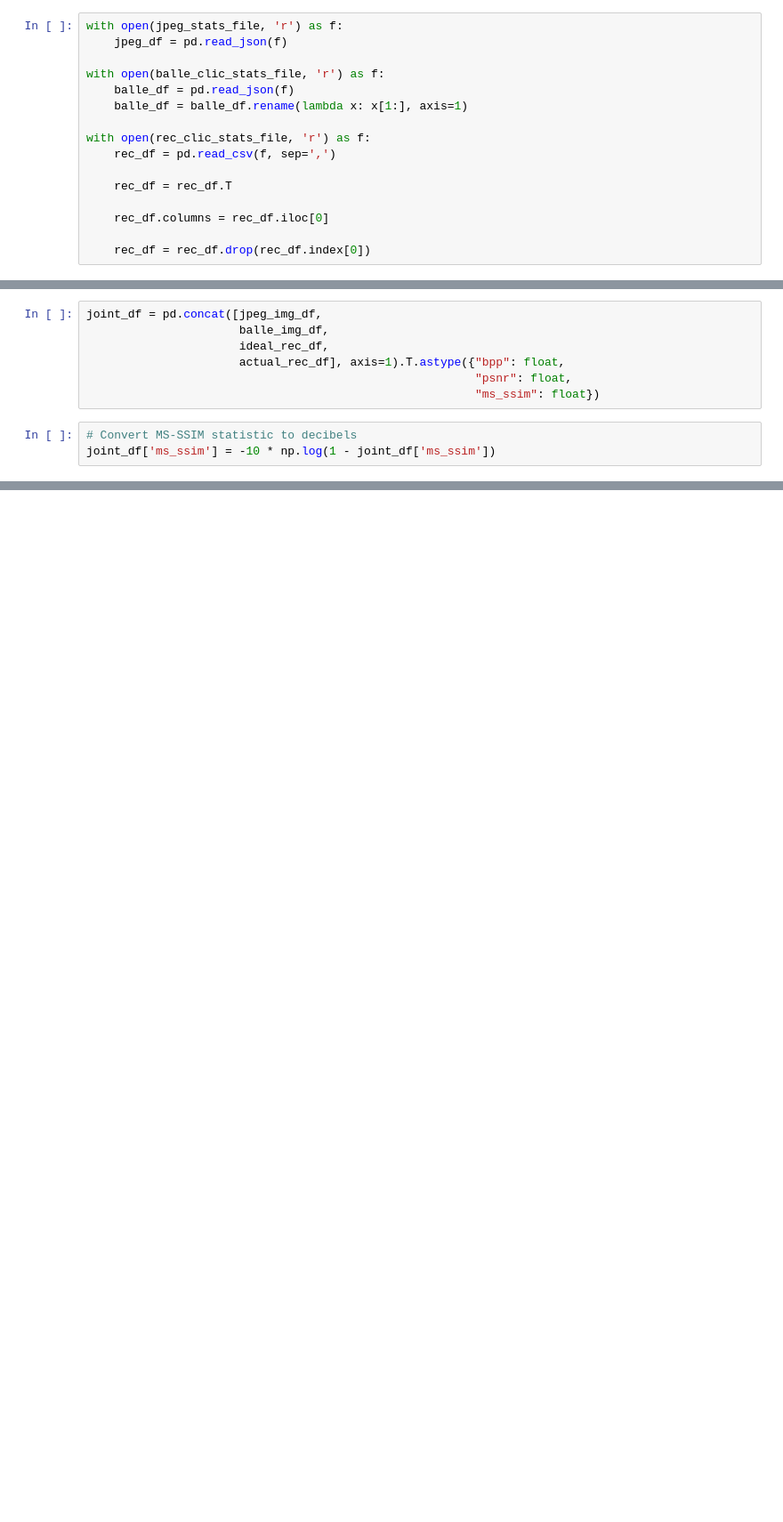
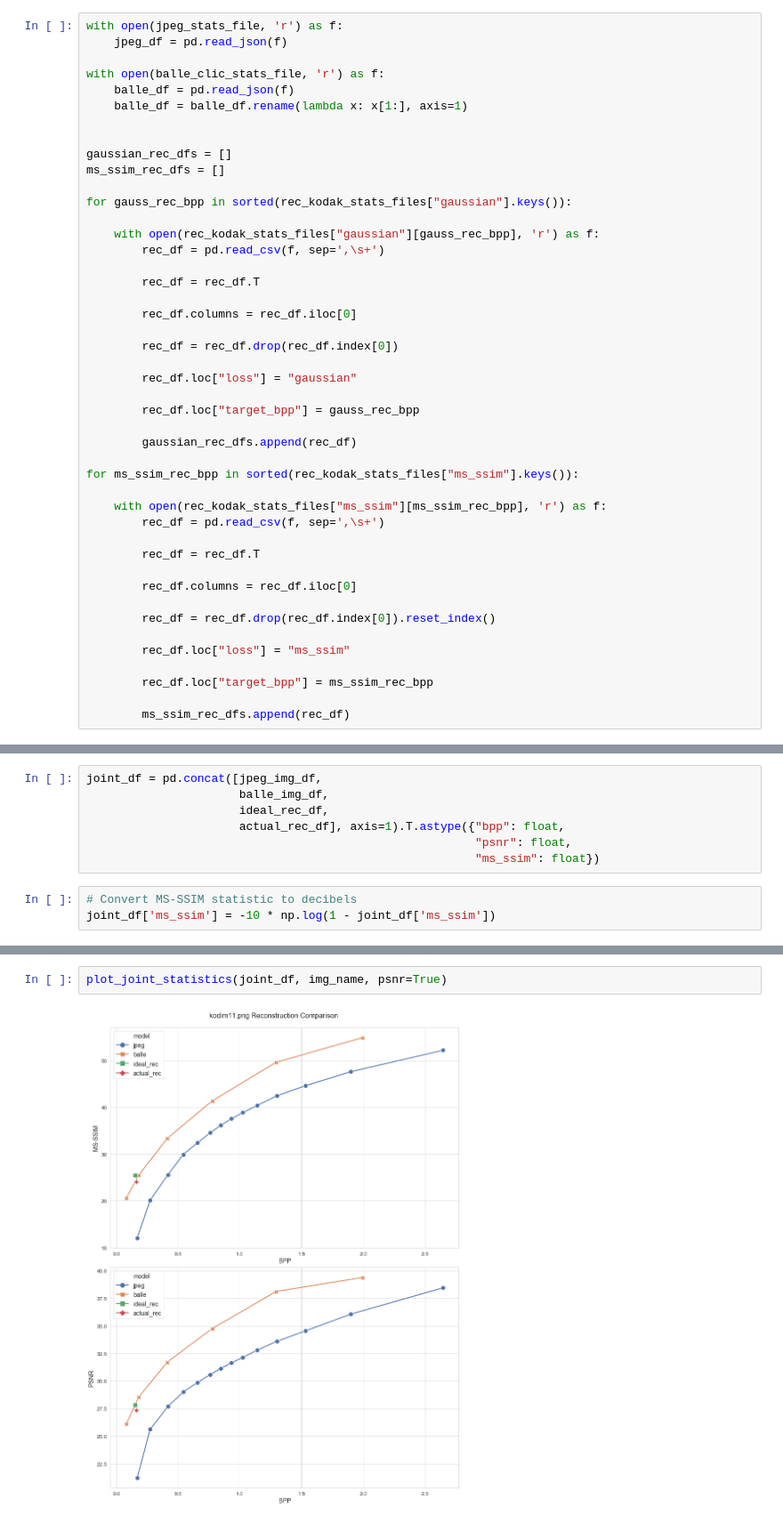
Before and after one commit to gergely-flamich/relative-entropy-coding, a Jupyter notebook: notebooks/Lossy Compression Performance Visualization.ipynb, the cells around one changed output, grey strips where cells are left out. Shown at 89% size. Saved outputs shown, nothing was run; the diff lists cells and outputs as text; blank space fills up the shorter version.

```diff
--- a/notebooks/Lossy Compression Performance Visualization.ipynb
+++ b/notebooks/Lossy Compression Performance Visualization.ipynb
@@ -19,11 +91,40 @@ with open(balle_clic_stats_file, 'r') as f:
     balle_df = pd.read_json(f)
     balle_df = balle_df.rename(lambda x: x[1:], axis=1)
 
-with open(rec_clic_stats_file, 'r') as f:
-    rec_df = pd.read_csv(f, sep=',')
 
-    rec_df = rec_df.T
+gaussian_rec_dfs = []
+ms_ssim_rec_dfs = []
 
-    rec_df.columns = rec_df.iloc[0]
+for gauss_rec_bpp in sorted(rec_kodak_stats_files["gaussian"].keys()):
 
-    rec_df = rec_df.drop(rec_df.index[0])
+    with open(rec_kodak_stats_files["gaussian"][gauss_rec_bpp], 'r') as f:
+        rec_df = pd.read_csv(f, sep=',\s+')
+
+        rec_df = rec_df.T
+
+        rec_df.columns = rec_df.iloc[0]
+
+        rec_df = rec_df.drop(rec_df.index[0])
+
+        rec_df.loc["loss"] = "gaussian"
+
+        rec_df.loc["target_bpp"] = gauss_rec_bpp
+
+        gaussian_rec_dfs.append(rec_df)
+
+for ms_ssim_rec_bpp in sorted(rec_kodak_stats_files["ms_ssim"].keys()):
+
+    with open(rec_kodak_stats_files["ms_ssim"][ms_ssim_rec_bpp], 'r') as f:
+        rec_df = pd.read_csv(f, sep=',\s+')
+
+        rec_df = rec_df.T
+
+        rec_df.columns = rec_df.iloc[0]
+
+        rec_df = rec_df.drop(rec_df.index[0]).reset_index()
+
+        rec_df.loc["loss"] = "ms_ssim"
+
+        rec_df.loc["target_bpp"] = ms_ssim_rec_bpp
+
+        ms_ssim_rec_dfs.append(rec_df)
@@ -108,0 +273,4 @@ fig.savefig(f"{save_dir}/{img_name}")
+# %%
+plot_joint_statistics(joint_df, img_name, psnr=True)
+# %% [output]
+[figure, added]
```
Also changed, not shown: parts of 16 cells of this notebook, 16 other files.
